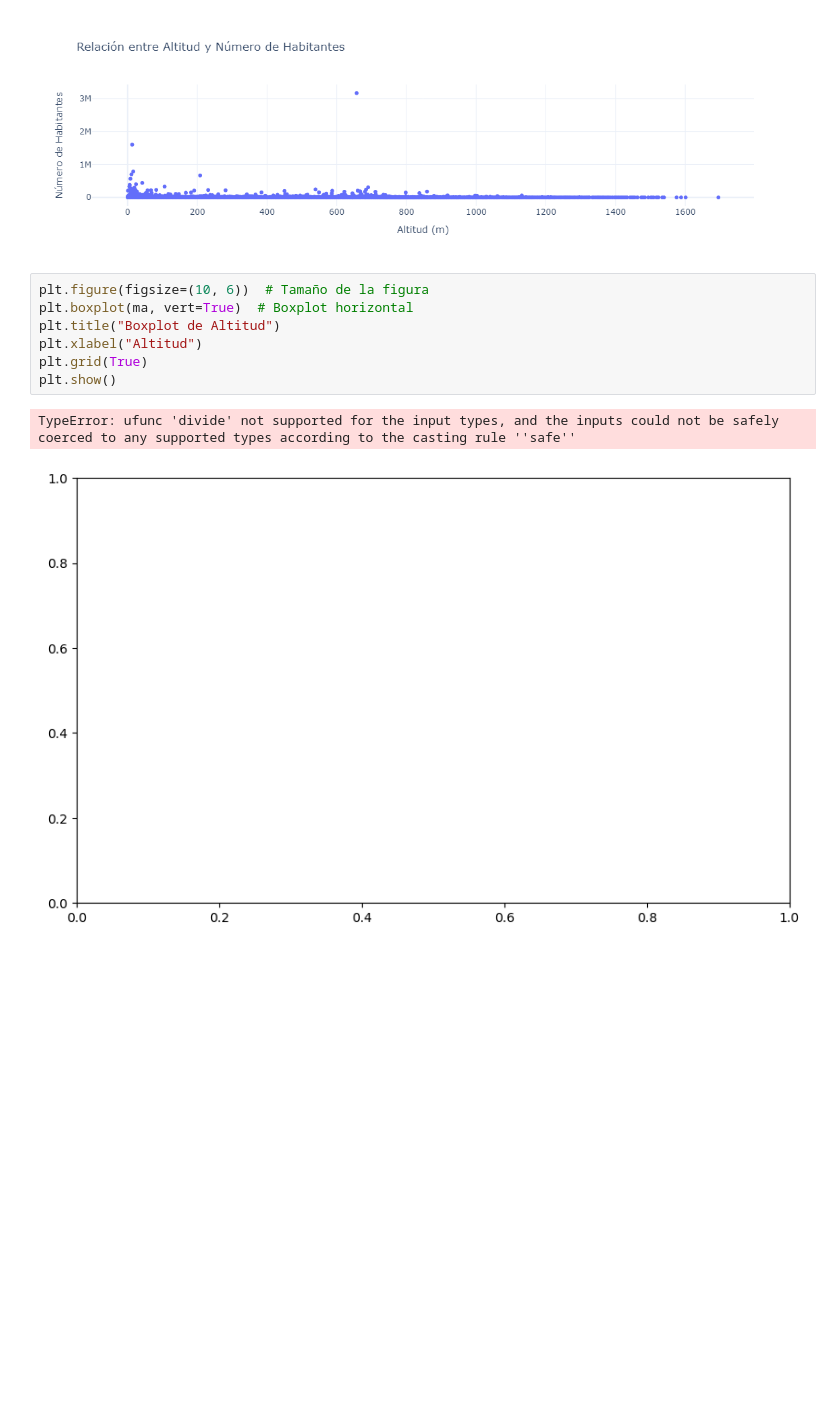
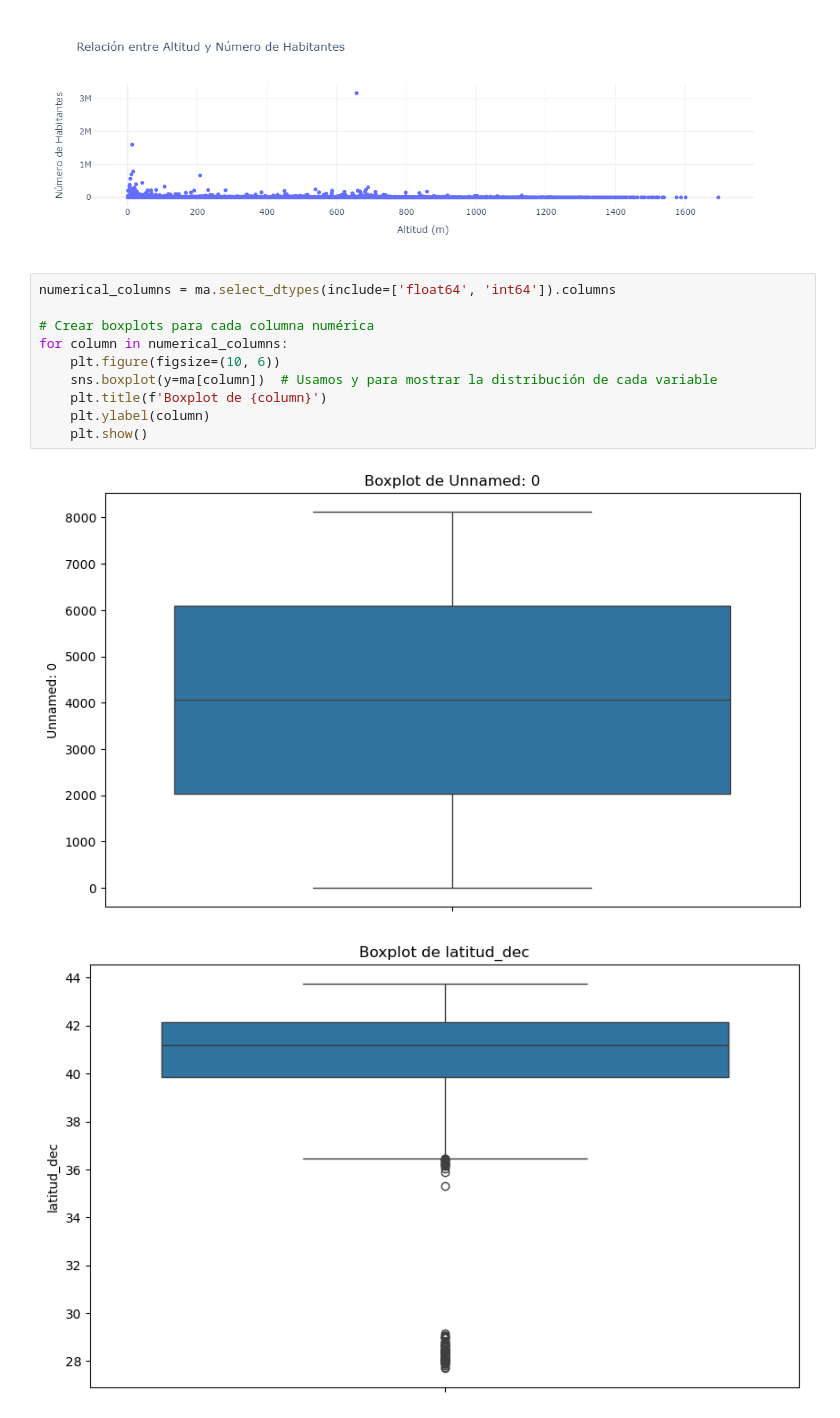
Before and after one commit to ppswns1988/pfbmeteorologia, a Jupyter notebook: VISUALIZACIONES.ipynb, the cells around one changed output. Saved outputs shown, nothing was run; the diff lists cells and outputs as text; blank space fills up the shorter version.

Commit message:
visualizaciones
solo maestro de momento

```diff
--- a/VISUALIZACIONES.ipynb
+++ b/VISUALIZACIONES.ipynb
@@ -53,13 +54,16 @@ fig.update_layout(
 fig.show()
 # %% [output]
 [figure]
-# %%
-plt.figure(figsize=(10, 6))  # Tamaño de la figura
-plt.boxplot(ma, vert=True)  # Boxplot horizontal
-plt.title("Boxplot de Altitud")
-plt.xlabel("Altitud")
-plt.grid(True)
-plt.show()
-# %% [output]
-TypeError: ufunc 'divide' not supported for the input types, and the inputs could not be safely coerced to any supported types according to the casting rule ''safe''
-[figure, removed]
+# %%
+numerical_columns = ma.select_dtypes(include=['float64', 'int64']).columns
+
+# Crear boxplots para cada columna numérica
+for column in numerical_columns:
+    plt.figure(figsize=(10, 6))
+    sns.boxplot(y=ma[column])  # Usamos y para mostrar la distribución de cada variable
+    plt.title(f'Boxplot de {column}')
+    plt.ylabel(column)
+    plt.show()
+# %% [output]
+[figure, added]
+[figure, added]
```
Also changed, not shown: parts of 7 cells of this notebook, 1 other file.
